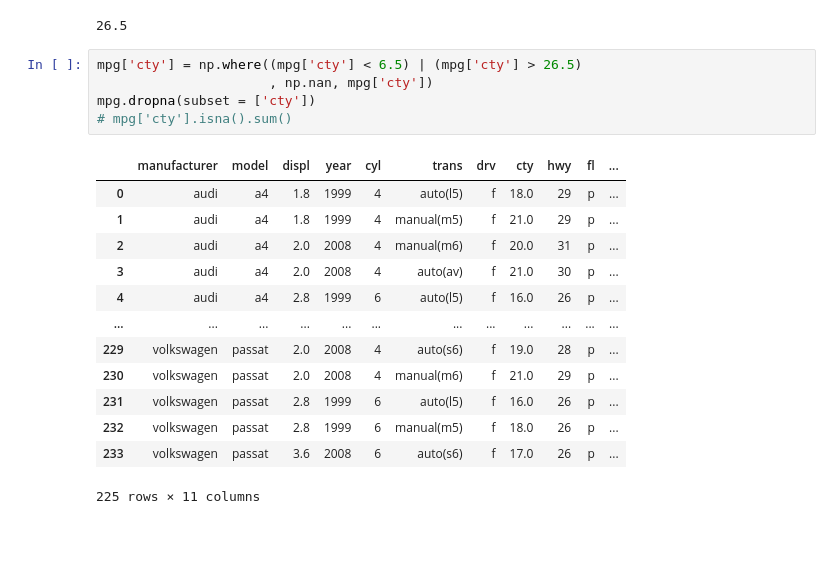
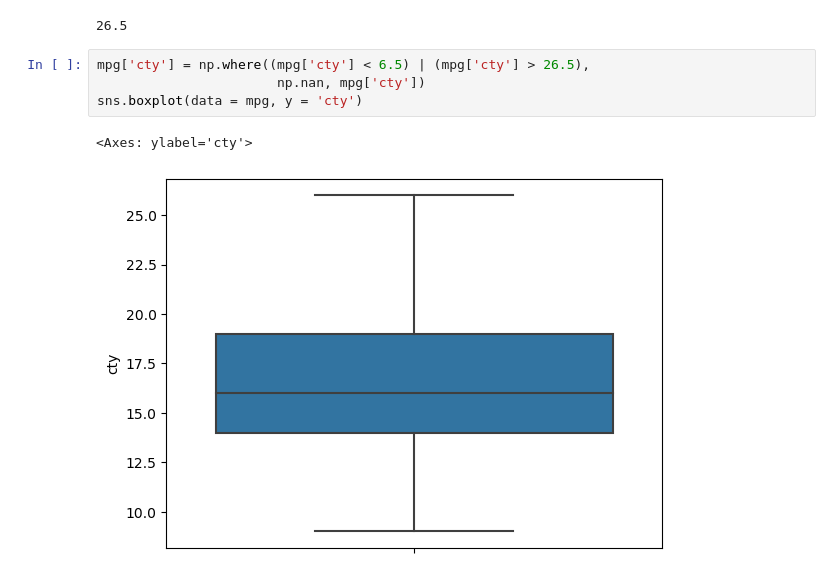
Before and after one commit to gun587330/-, a Jupyter notebook: Ch07.ipynb, the cells around one changed output. Saved outputs shown, nothing was run; the diff lists cells and outputs as text; blank space fills up the shorter version.

```diff
--- a/Ch07.ipynb
+++ b/Ch07.ipynb
@@ -318,21 +311,9 @@ pct75 + 1.5 * iqr
 # %% [output]
 26.5
 # %%
-mpg['cty'] = np.where((mpg['cty'] < 6.5) | (mpg['cty'] > 26.5)
-                      , np.nan, mpg['cty'])
-mpg.dropna(subset = ['cty'])
-# mpg['cty'].isna().sum()
+mpg['cty'] = np.where((mpg['cty'] < 6.5) | (mpg['cty'] > 26.5),
+                       np.nan, mpg['cty'])
+sns.boxplot(data = mpg, y = 'cty')
 # %% [output]
-|  | manufacturer | model | displ | year | cyl | trans | drv | cty | hwy | fl | ... |
-| 0 | audi | a4 | 1.8 | 1999 | 4 | auto(l5) | f | 18.0 | 29 | p | ... |
-| 1 | audi | a4 | 1.8 | 1999 | 4 | manual(m5) | f | 21.0 | 29 | p | ... |
-| 2 | audi | a4 | 2.0 | 2008 | 4 | manual(m6) | f | 20.0 | 31 | p | ... |
-| 3 | audi | a4 | 2.0 | 2008 | 4 | auto(av) | f | 21.0 | 30 | p | ... |
-| 4 | audi | a4 | 2.8 | 1999 | 6 | auto(l5) | f | 16.0 | 26 | p | ... |
-| ... | ... | ... | ... | ... | ... | ... | ... | ... | ... | ... | ... |
-| 229 | volkswagen | passat | 2.0 | 2008 | 4 | auto(s6) | f | 19.0 | 28 | p | ... |
-| 230 | volkswagen | passat | 2.0 | 2008 | 4 | manual(m6) | f | 21.0 | 29 | p | ... |
-| 231 | volkswagen | passat | 2.8 | 1999 | 6 | auto(l5) | f | 16.0 | 26 | p | ... |
-| 232 | volkswagen | passat | 2.8 | 1999 | 6 | manual(m5) | f | 18.0 | 26 | p | ... |
-| 233 | volkswagen | passat | 3.6 | 2008 | 6 | auto(s6) | f | 17.0 | 26 | p | ... |
-225 rows × 11 columns
+<Axes: ylabel='cty'>
+[figure, added]
```
Also changed, not shown: parts of 6 cells of this notebook, 1 other file.
